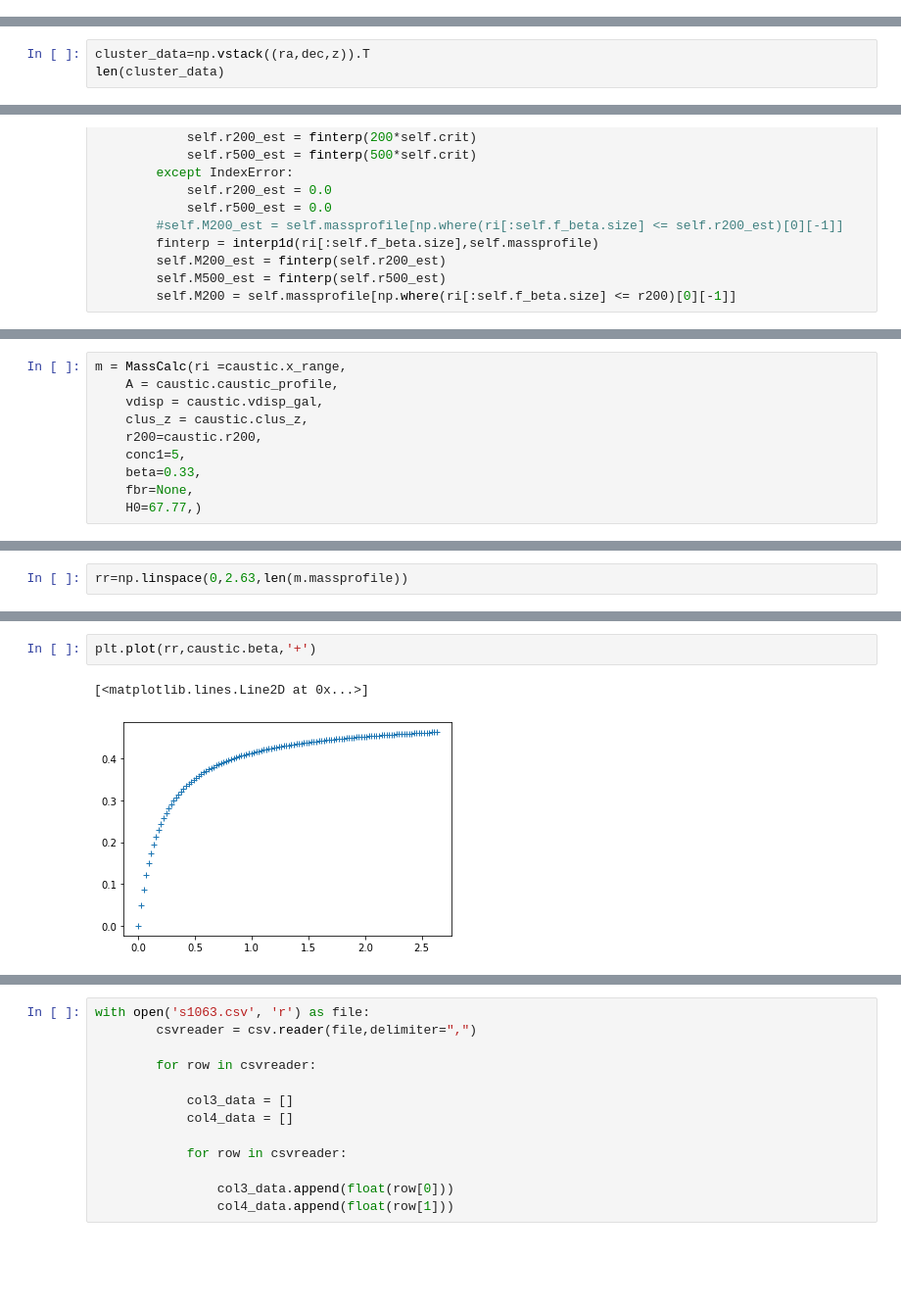
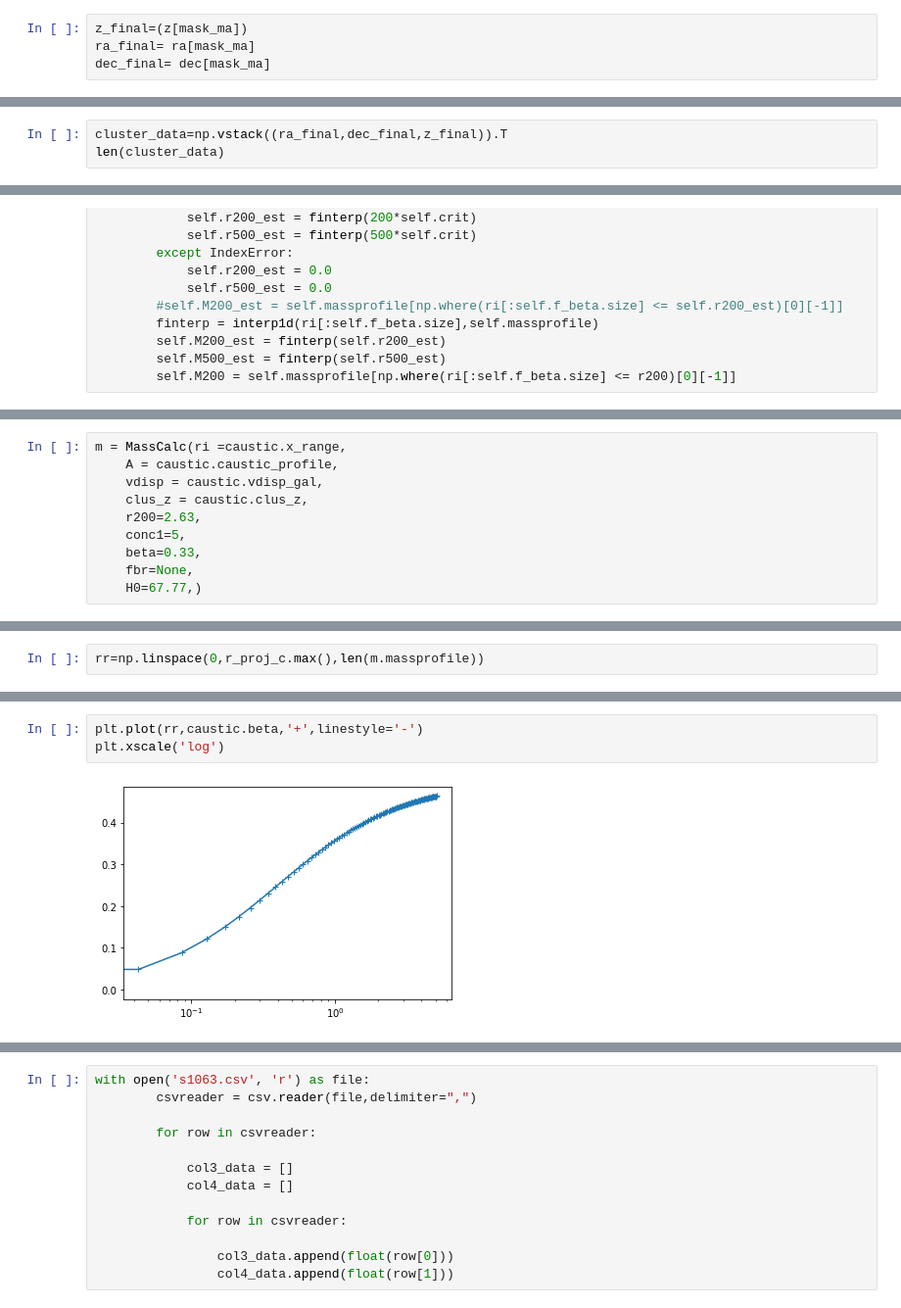
Before and after one commit to katul3767/Mass-of-galaxy-cluster, a Jupyter notebook: Abel S 1063 galaxy cluster.ipynb, the cells around one changed output, grey strips where cells are left out. Shown at 98% size. Saved outputs shown, nothing was run; the diff lists cells and outputs as text; blank space fills up the shorter version.

```diff
--- a/Abel S 1063 galaxy cluster.ipynb
+++ b/Abel S 1063 galaxy cluster.ipynb
@@ -317,0 +88,4 @@ plt.plot(bin_centers, v_disp,'.')
+# %%
+z_final=(z[mask_ma])
+ra_final= ra[mask_ma]
+dec_final= dec[mask_ma]
@@ -318,4 +120,4 @@ plt.plot(bin_centers, v_disp,'.')
 # %%
-cluster_data=np.vstack((ra,dec,z)).T
+cluster_data=np.vstack((ra_final,dec_final,z_final)).T
 len(cluster_data)
 # %% [output]
@@ -546,7 +355,7 @@ m = MassCalc(ri =caustic.x_range,
     A = caustic.caustic_profile,
     vdisp = caustic.vdisp_gal,
     clus_z = caustic.clus_z,
-    r200=caustic.r200,
+    r200=2.63,
     conc1=5,
     beta=0.33,
     fbr=None,
@@ -629,2 +414,2 @@ ax.grid(True)
 # %%
-rr=np.linspace(0,2.63,len(m.massprofile))
+rr=np.linspace(0,r_proj_c.max(),len(m.massprofile))
@@ -631,5 +422,5 @@ rr=np.linspace(0,2.63,len(m.massprofile))
 # %%
-plt.plot(rr,caustic.beta,'+')
+plt.plot(rr,caustic.beta,'+',linestyle='-')
+plt.xscale('log')
 # %% [output]
-[<matplotlib.lines.Line2D at 0x...>]
-[figure, old version]
+[figure, new version]
```
Also changed, not shown: parts of 71 cells of this notebook.
